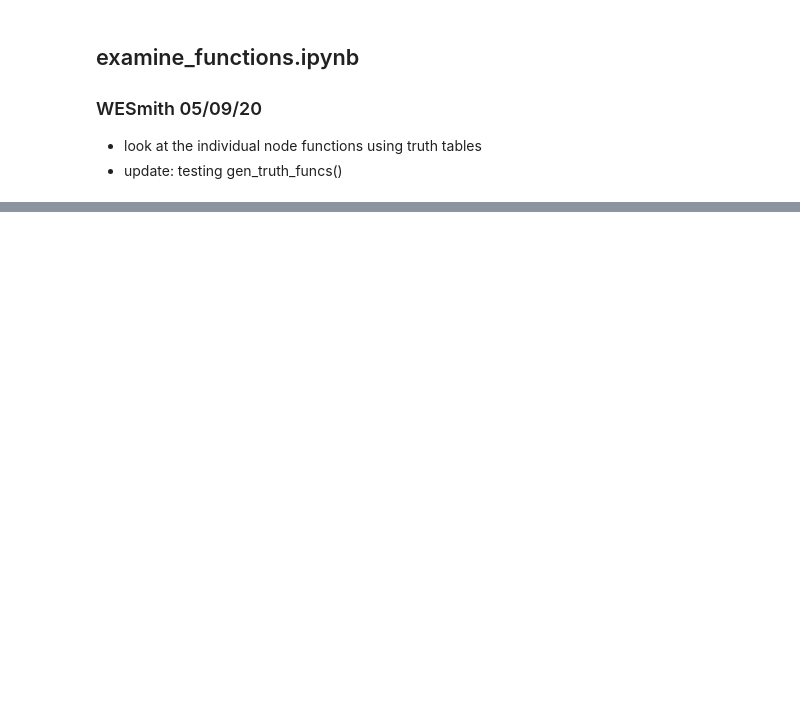
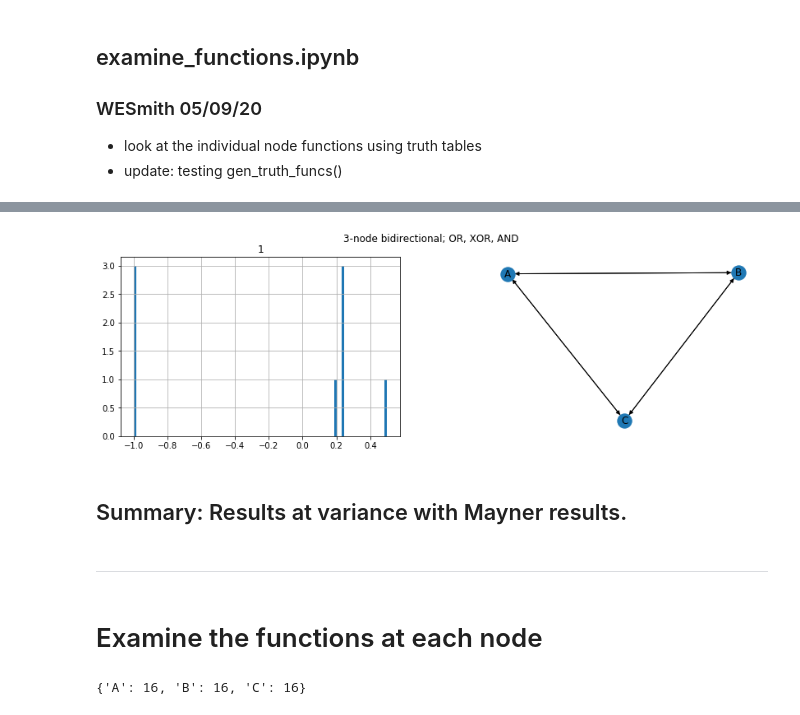
Before and after one commit to wesmith/phial, a Jupyter notebook: notebooks/examine_functions.ipynb, the cells around one changed output, grey strips where cells are left out. Cells and saved outputs as stored; diff of their text form; code cells hidden in the pictures; blank space fills up the shorter version.

```diff
--- a/notebooks/examine_functions.ipynb
+++ b/notebooks/examine_functions.ipynb
@@ -9,0 +81,15 @@ import pandas as pd
+# %%
+exp.analyze(countUnreachable=True)
+# %% [output]
+[figure, added]
+# %% [markdown]
+## Summary: Results at variance with Mayner results.
+# %% [markdown]
+---
+# %% [markdown]
+# Examine the functions at each node
+# %%
+# get number of functions available at each node
+exp.get_num_funcs
+# %% [output]
+{'A': 16, 'B': 16, 'C': 16}
```
Also changed, not shown: parts of 20 cells of this notebook.
